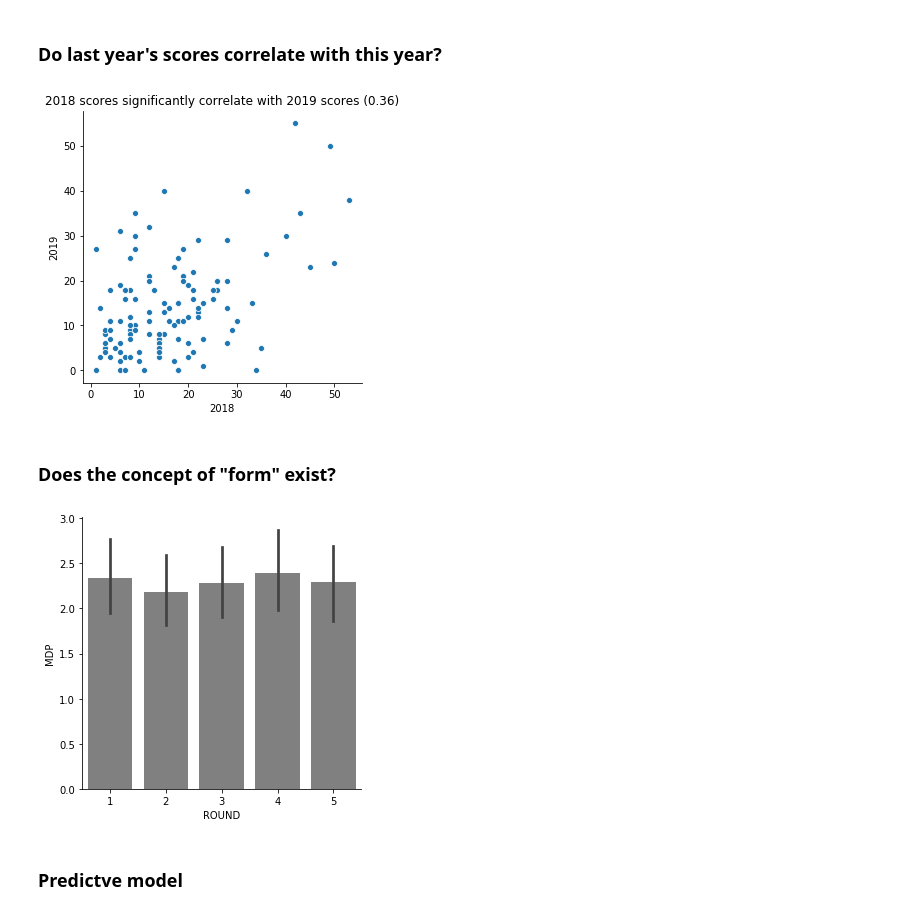
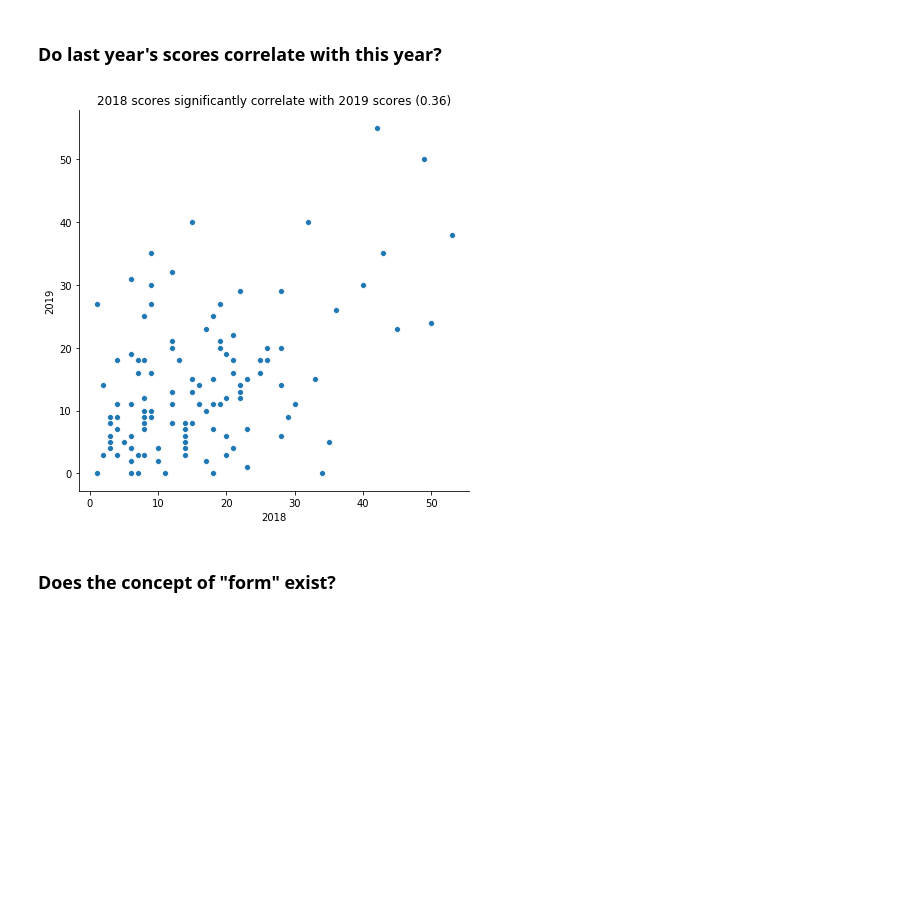
Before and after one commit to niclas-thomas/espn_fantasy_rugby, a Jupyter notebook: analytics/Analysis.ipynb, the cells around one changed output. Drawn from its saved outputs; the diff is of its cells as text; code cells hidden in the pictures; blank space fills up the shorter version.

```diff
--- a/analytics/Analysis.ipynb
+++ b/analytics/Analysis.ipynb
@@ -257,32 +161,18 @@ thisyear = data.groupby('NAME')['MDP'].sum().reset_index()
 yoy = pandas.merge(lastyear, thisyear, how='inner', on='NAME')
 yoy.columns = ['NAME', '2018', '2019']
 # %%
-fig, ax = matplotlib.pyplot.subplots(figsize=(5,5))
+fig, ax = matplotlib.pyplot.subplots(figsize=(7,7))
 seaborn.scatterplot(
     data=yoy,
     x='2018',
     y='2019'
 )
 ax.set_title('2018 scores significantly correlate with 2019 scores ({:.2f})'.format(
     scipy.stats.spearmanr(yoy['2018'], yoy['2019']).correlation
 ))
 seaborn.despine()
 matplotlib.pyplot.show()
 # %% [output]
-[figure, old version]
+[figure, new version]
 # %% [markdown]
 ### Does the concept of "form" exist?
-# %%
-fig, ax = matplotlib.pyplot.subplots(figsize=(5,5))
-seaborn.barplot(
-    data=data,
-    x='ROUND',
-    y='MDP',
-    color='grey'
-)
-seaborn.despine()
-matplotlib.pyplot.show()
-# %% [output]
-[figure, removed]
-# %% [markdown]
-### Predictve model
```
Also changed, not shown: parts of 26 cells of this notebook.
